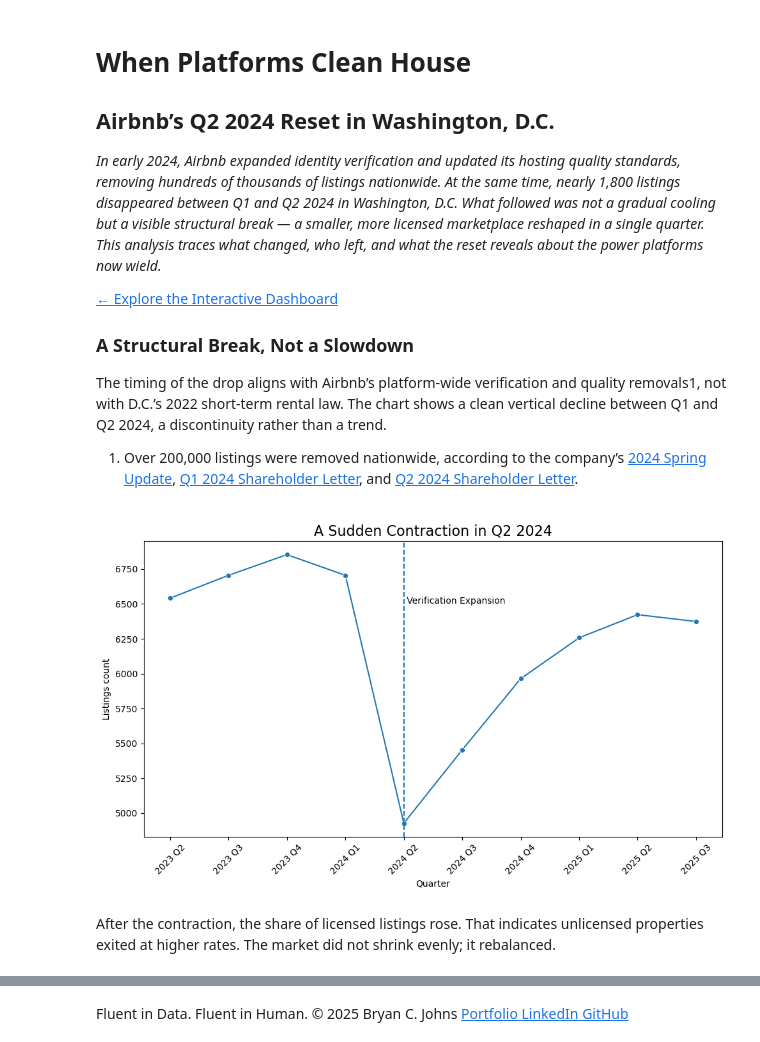
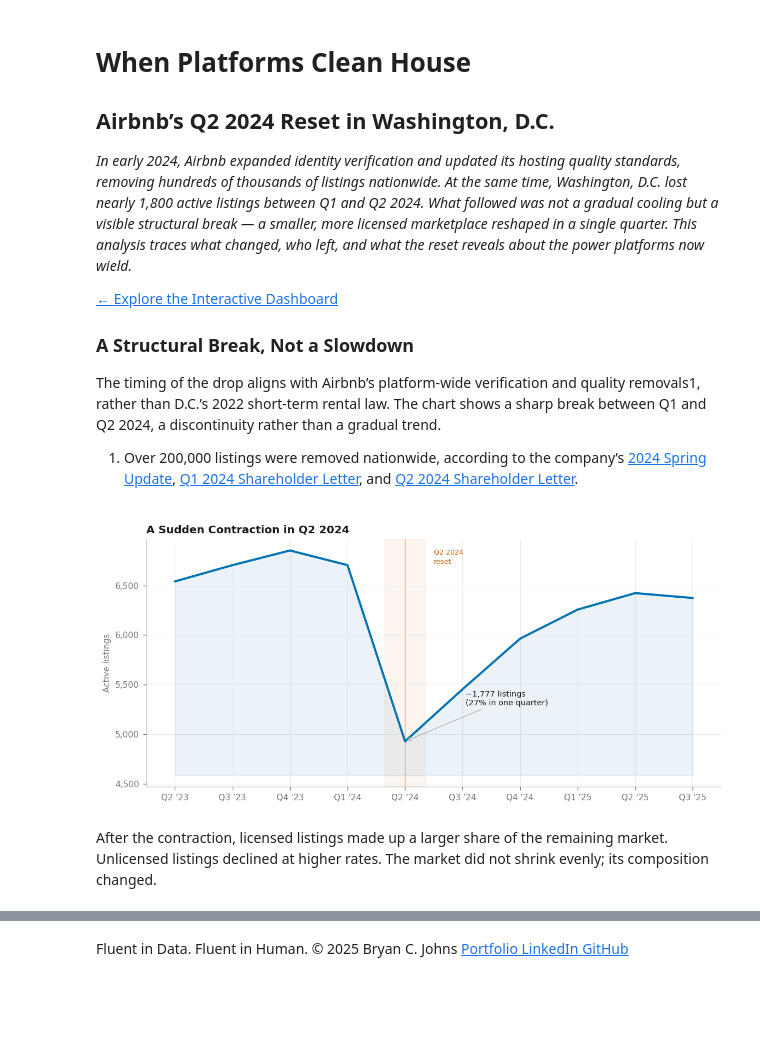
Before and after one commit to johbry17/Capital-Crashpad, a Jupyter notebook: notebooks/case_study.ipynb, the cells around one changed output, grey strips where cells are left out. Saved outputs shown, nothing was run; the diff lists cells and outputs as text; code cells hidden in the pictures; blank space fills up the shorter version.

Commit message:
refactor(case study): overhaul case study visuals and analysis

```diff
--- a/notebooks/case_study.ipynb
+++ b/notebooks/case_study.ipynb
@@ -30,7 +122,7 @@ engine = create_engine(db_url)
 # When Platforms Clean House
 ## Airbnb’s Q2 2024 Reset in Washington, D.C.
 
-<em>In early 2024, Airbnb expanded identity verification and updated its hosting quality standards, removing hundreds of thousands of listings nationwide. At the same time, nearly 1,800 listings disappeared between Q1 and Q2 2024 in Washington, D.C. What followed was not a gradual cooling but a visible structural break — a smaller, more licensed marketplace reshaped in a single quarter. This analysis traces what changed, who left, and what the reset reveals about the power platforms now wield.</em>
+<em>In early 2024, Airbnb expanded identity verification and updated its hosting quality standards, removing hundreds of thousands of listings nationwide. At the same time, Washington, D.C. lost nearly 1,800 active listings between Q1 and Q2 2024. What followed was not a gradual cooling but a visible structural break — a smaller, more licensed marketplace reshaped in a single quarter. This analysis traces what changed, who left, and what the reset reveals about the power platforms now wield.</em>
 
 <div class="analysis-link">
   <a href="./" class="analysis-button">
@@ -41,7 +133,7 @@ engine = create_engine(db_url)
 
 ### A Structural Break, Not a Slowdown
 
-The timing of the drop aligns with Airbnb’s platform-wide verification and quality removals<span class="footnote-ref" id="fnref-verification">1</span>, not with D.C.’s 2022 short-term rental law. The chart shows a clean vertical decline between Q1 and Q2 2024, a discontinuity rather than a trend.
+The timing of the drop aligns with Airbnb’s platform-wide verification and quality removals<span class="footnote-ref" id="fnref-verification">1</span>, rather than D.C.’s 2022 short-term rental law. The chart shows a sharp break between Q1 and Q2 2024, a discontinuity rather than a gradual trend.
 
 <div class="footnotes">
   <ol>
@@ -53,33 +145,50 @@ The timing of the drop aligns with Airbnb’s platform-wide verification and qua
     </li>
   </ol>
 </div>
-# %%
-# listings count per quarter
-df = pd.read_sql(
-    """
-    SELECT
-        quarter,
-        listings_count
-    FROM quarterly_market_summary
-    ORDER BY quarter_index;
-    """,
-    engine,
-)
-
-plt.figure(figsize=(10, 6))
-sns.lineplot(data=df, x="quarter", y="listings_count", marker="o")
-plt.title("A Sudden Contraction in Q2 2024", fontsize=16)
-plt.xlabel("Quarter")
-plt.ylabel("Listings count")
-plt.xticks(rotation=45)
-ax = plt.gca()
-labels = [label.get_text().replace("_", " ") for label in ax.get_xticklabels()]
-ax.set_xticklabels(labels)
-plt.axvline(x="2024_Q2", linestyle="--")
-plt.text("2024_Q2", 6500, " Verification Expansion")
-plt.tight_layout()
-plt.show()
-# %% [output]
-[figure, removed]
+# %%
+df_listings = pd.read_sql(
+    """
+    SELECT quarter, quarter_index, listings_count
+    FROM quarterly_market_summary
+    WHERE quarter >= '2023_Q2' AND quarter <= '2025_Q3'
+    ORDER BY quarter_index;
+""",
+    engine,
+)
+
+fig, ax = plt.subplots(figsize=(9, 4.2))
+
+quarters = df_listings["quarter"].tolist()
+x = np.arange(len(quarters))
+y = df_listings["listings_count"].values
+
+ax.fill_between(x, y, y.min() * 0.93, alpha=0.08, color=C["blue"], zorder=1)
+ax.plot(x, y, color=C["blue"], lw=2.2, solid_capstyle="round", zorder=3)
+
+# Quantified annotation for the drop
+if "2024_Q1" in quarters and "2024_Q2" in quarters:
+    i1, i2 = quarters.index("2024_Q1"), quarters.index("2024_Q2")
+    v1, v2 = y[i1], y[i2]
+    drop = v1 - v2
+    span = y.max() - y.min()
+    ax.annotate(
+        f"−{drop:,.0f} listings\n({100 * drop / v1:.0f}% in one quarter)",
+        xy=(i2, v2),
+        xytext=(i2 + 1.05, v2 + span * 0.18),
+        fontsize=8,
+        color=C["text"],
+        arrowprops=dict(arrowstyle="->", color=C["lt_gray"], lw=0.9),
+        va="bottom",
+    )
+
+set_q_ticks(ax, quarters)
+ax.yaxis.set_major_formatter(mticker.FuncFormatter(lambda v, _: f"{int(v):,}"))
+ax.set_xlim(-0.5, len(quarters) - 0.5)
+mark_event(ax, quarters)
+polish(ax, "A Sudden Contraction in Q2 2024", ylabel="Active listings")
+plt.tight_layout()
+plt.show()
+# %% [output]
+[figure, added]
 # %% [markdown]
-After the contraction, the share of licensed listings rose. That indicates unlicensed properties exited at higher rates. The market did not shrink evenly; it rebalanced.
+After the contraction, licensed listings made up a larger share of the remaining market. Unlicensed listings declined at higher rates. The market did not shrink evenly; its composition changed.
```
Also changed, not shown: parts of 20 cells of this notebook, 3 other files.
